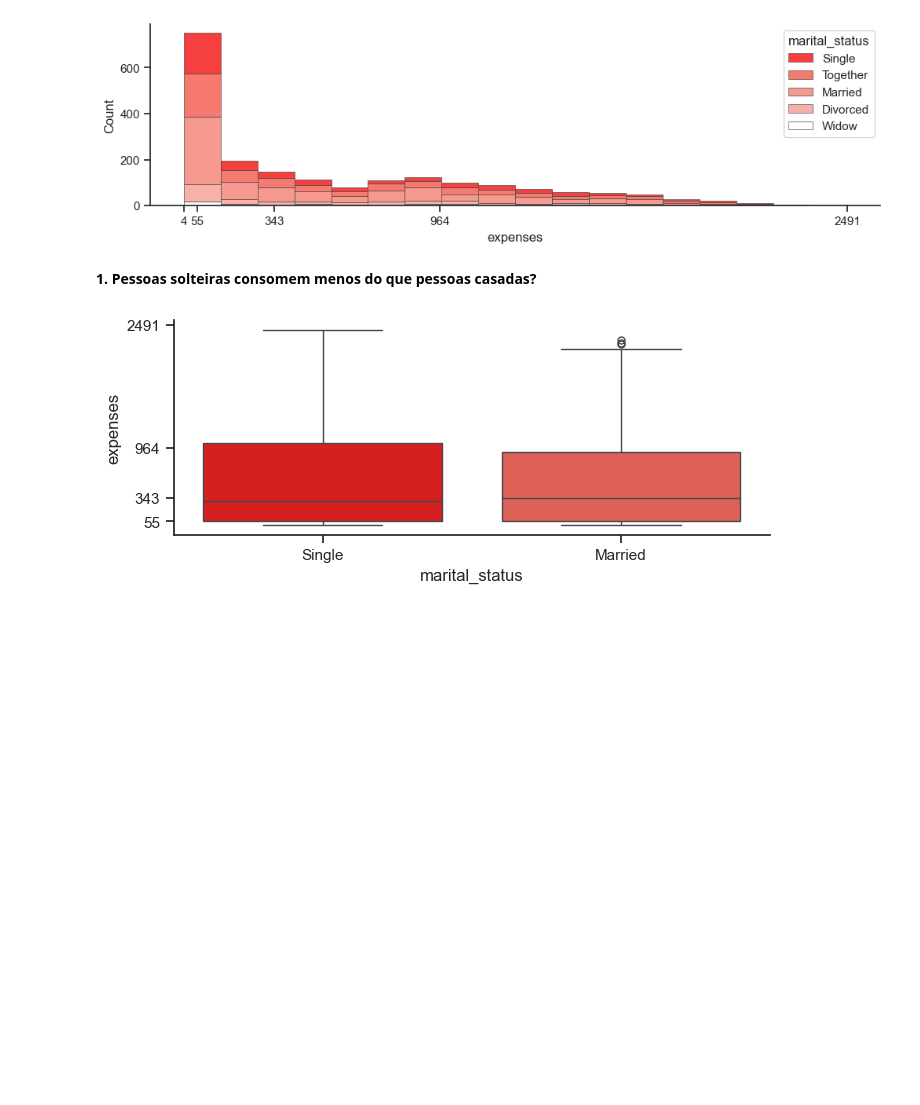
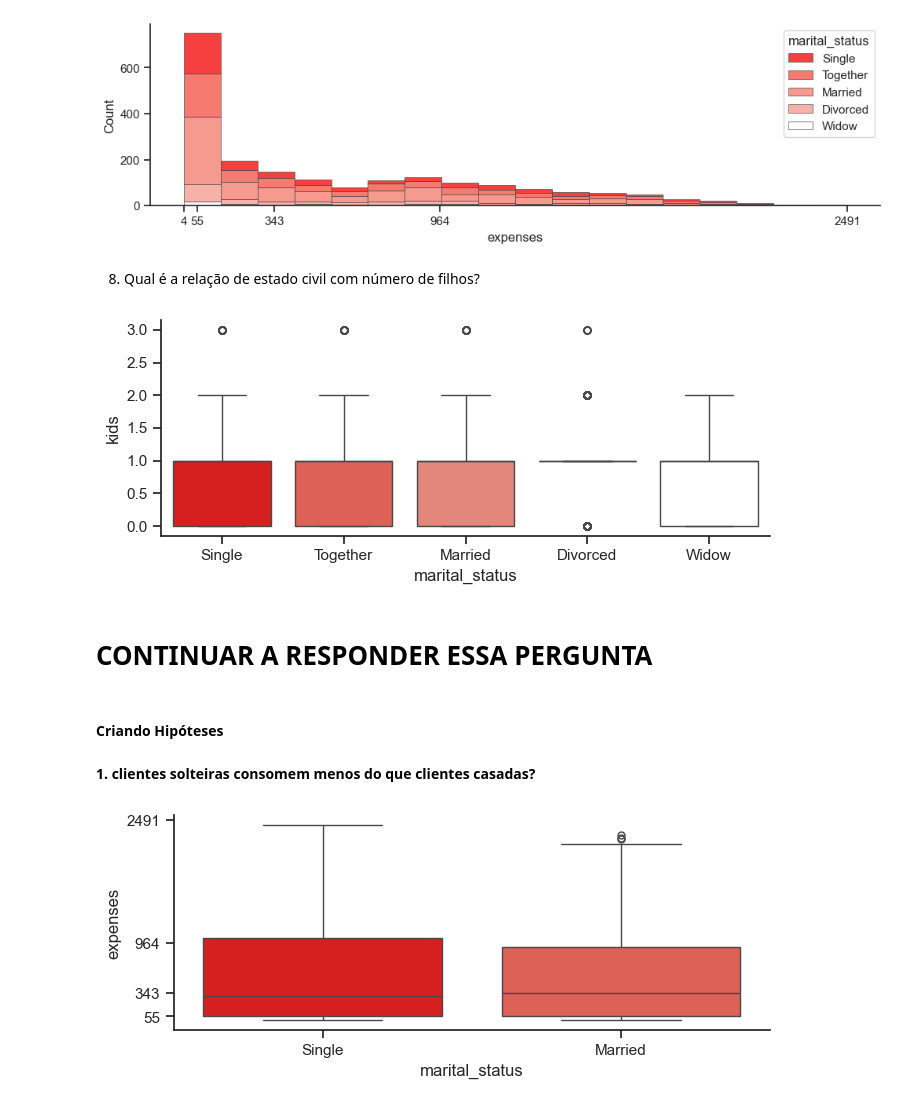
Before and after one commit to danzpy/eda-ifood, a Jupyter notebook: Análise exploratória de dados - Ifood.ipynb, the cells around one changed output. Saved outputs shown, nothing was run; the diff lists cells and outputs as text; code cells hidden in the pictures; blank space fills up the shorter version.

Commit message:
Adicionando mais perguntas

```diff
--- a/Análise exploratória de dados - Ifood.ipynb
+++ b/Análise exploratória de dados - Ifood.ipynb
@@ -376,8 +378,23 @@ ax.set_xticks([4, 55, 343, 964, 2491])
 plt.show()
 # %% [output]
 [figure]
+# %% [markdown]
+8. Qual é a relação de estado civil com número de filhos?
+# %%
+sns.set_palette(sns.color_palette(cores))
+g = sns.catplot(data=df, x="marital_status", y="kids", kind="box", height=3, aspect=7/3, hue='marital_status', legend=False)
+
+sns.despine()
+plt.tight_layout()
+plt.show()
+# %% [output]
+[figure, added]
+# %% [markdown]
+# CONTINUAR A RESPONDER ESSA PERGUNTA
+# %% [markdown]
+#### Criando Hipóteses
 # %% [markdown]
-**1. Pessoas solteiras consomem menos do que pessoas casadas?**
+**1. clientes solteiras consomem menos do que clientes casadas?**
 # %%
 marital_single_married = df.query("marital_status in ('Single', 'Married')")
 # %%
```
Also changed, not shown: parts of 22 cells of this notebook, 1 other file.
